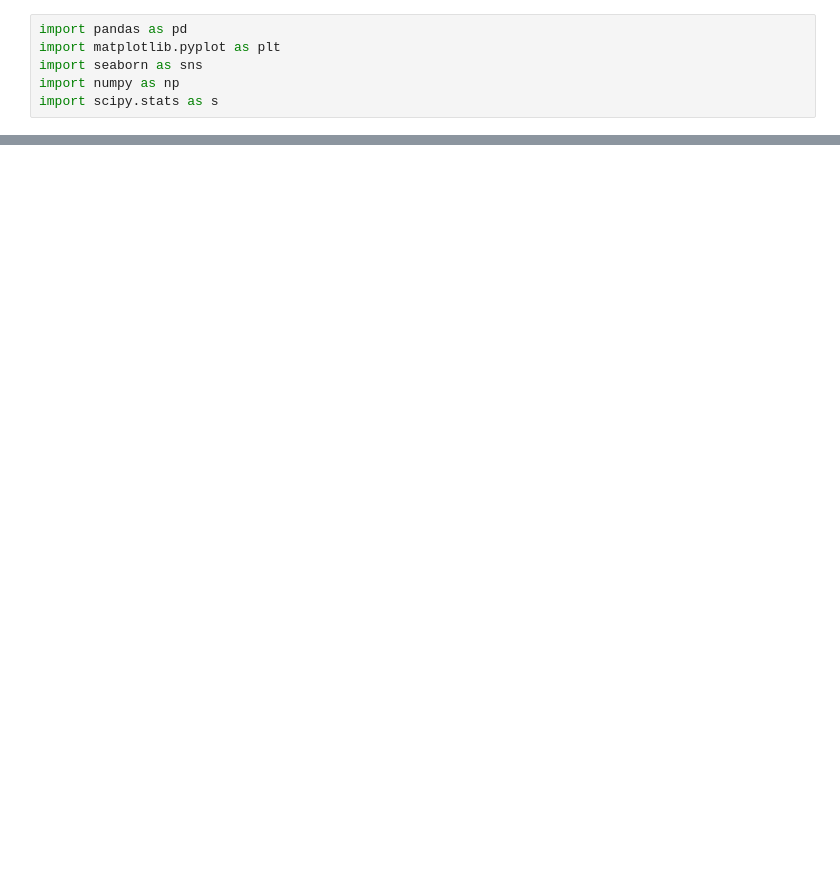
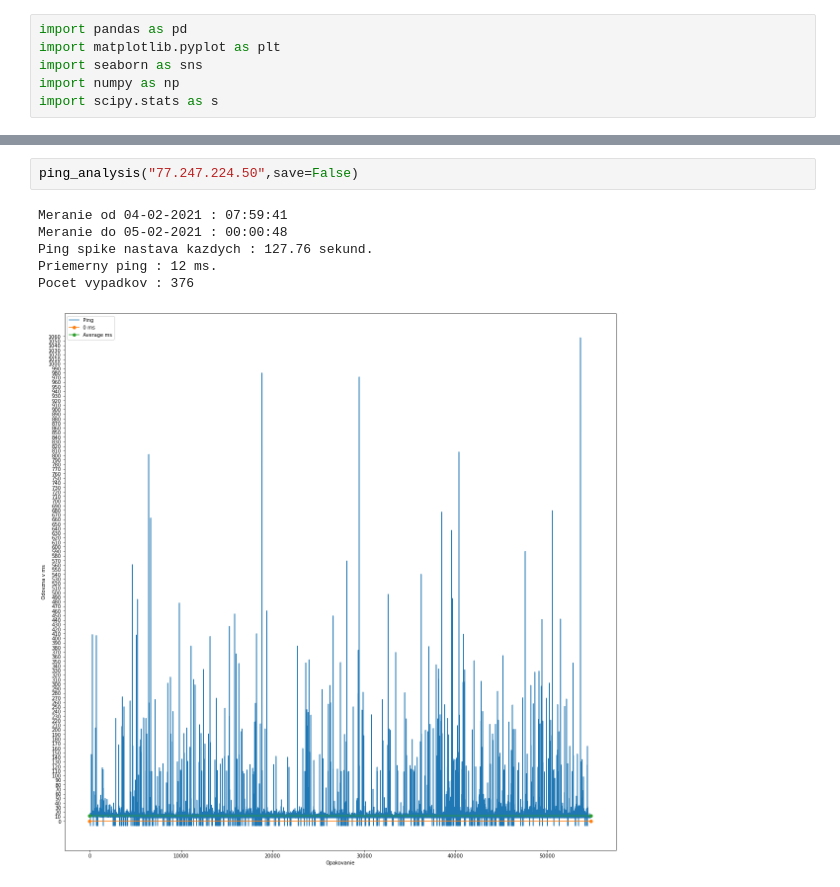
Before and after one commit to williambrach/ping-analysis, a Jupyter notebook: ping_analytics.ipynb, the cells around one changed output, grey strips where cells are left out. Cells and saved outputs as stored; diff of their text form; blank space fills up the shorter version.

```diff
--- a/ping_analytics.ipynb
+++ b/ping_analytics.ipynb
@@ -79,0 +45,9 @@ df[df['ms'] == 0]
+# %%
+ping_analysis("77.247.224.50",save=False)
+# %% [output]
+Meranie od 04-02-2021 : 07:59:41
+Meranie do 05-02-2021 : 00:00:48
+Ping spike nastava kazdych : 127.76 sekund.
+Priemerny ping : 12 ms.
+Pocet vypadkov : 376
+[figure, added]
```
Also changed, not shown: parts of 22 cells of this notebook.
